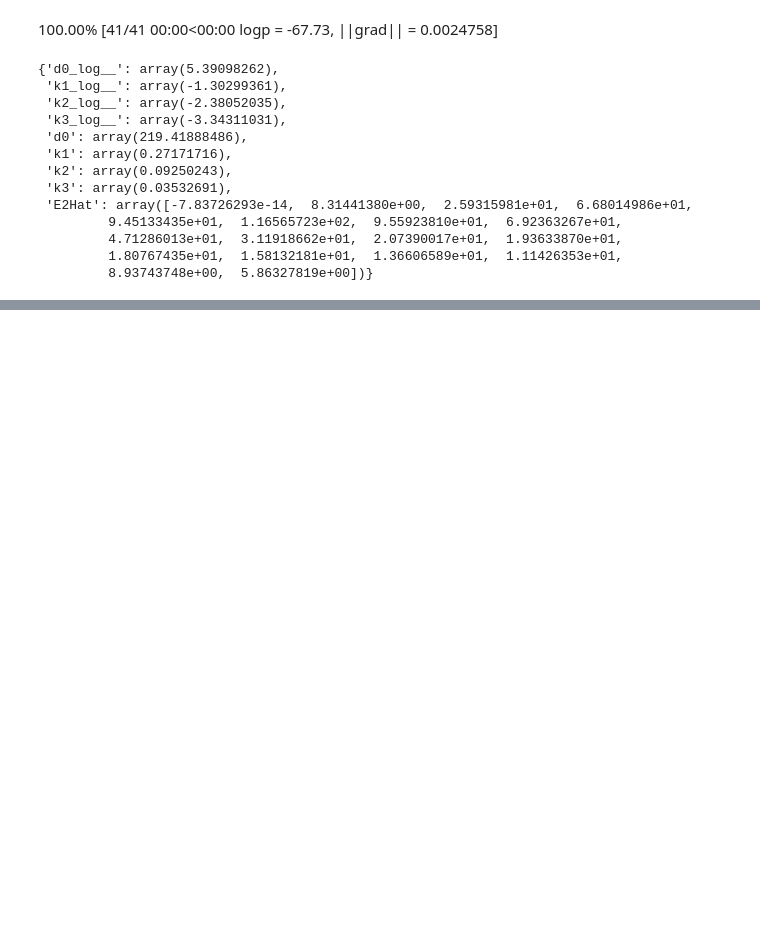
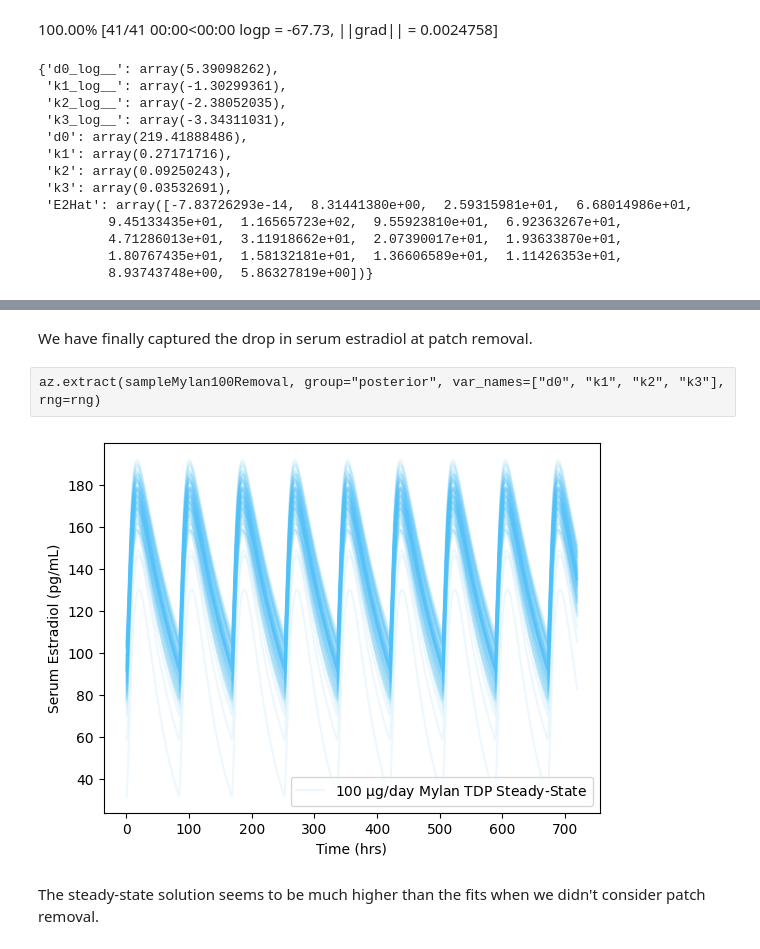
Before and after one commit to transturion/modeling, a Jupyter notebook: 4_Hierarchical_3-Compartment.ipynb, the cells around one changed output, grey strips where cells are left out. Saved outputs shown, nothing was run; the diff lists cells and outputs as text; code cells hidden in the pictures; blank space fills up the shorter version.

```diff
--- a/4_Hierarchical_3-Compartment.ipynb
+++ b/4_Hierarchical_3-Compartment.ipynb
@@ -300,0 +532,32 @@ plt.show()
+# %% [markdown]
+We have finally captured the drop in serum estradiol at patch removal.
+# %% [raw]
+az.extract(sampleMylan100Removal, group="posterior", var_names=["d0", "k1", "k2", "k3"], rng=rng)
+# %%
+# steady-state solution
+
+# smooth time interval
+timeSS = np.arange(0,30*24,0.5)    # 30 days, in hrs
+
+# sample from chain 1
+inds = np.random.randint(len(sampleMylan100Removal["posterior"]["d0"][1]), size=100)
+
+for ind in inds:
+    sample = (sampleMylan100Removal["posterior"]["d0"][1].values.T[ind],
+              sampleMylan100Removal["posterior"]["k1"][1].values.T[ind],
+              sampleMylan100Removal["posterior"]["k2"][1].values.T[ind],
+              sampleMylan100Removal["posterior"]["k3"][1].values.T[ind])
+    plt.plot(timeSS, E2ss(timeSS, sample[0], sample[1], sample[2], sample[3], 3.5*24), alpha=0.1, color='#4EC2F8')
+plt.plot(timeSS, E2ss(timeSS, sample[0], sample[1], sample[2], sample[3], 3.5*24), alpha=0.1, color='#4EC2F8', label='100 $\\rm\\mu g$/day Mylan TDP Steady-State')
+#plt.plot(timeSS, Mylan100SS, label='100 $\\rm\\mu g$/day Mylan TDP Steady-State')
+#plt.plot(MylanTDP100[:,0], result_emcee.best_fit, label='MCMC Best-Fit (MLE)', color='#F096AA', marker='o')
+#plt.plot(timeSS, Mylan100SSMin, label='Minimum of 100 $\\rm\\mu g$/day Mylan TDP')
+#plt.ylim(0,130)
+plt.xlabel('Time (hrs)')
+plt.ylabel('Serum Estradiol (pg/mL)')
+plt.legend()
+plt.show()
+# %% [output]
+[figure, added]
+# %% [markdown]
+The steady-state solution seems to be much higher than the fits when we didn't consider patch removal.
```
Also changed, not shown: parts of 25 cells of this notebook, 1 other file.
